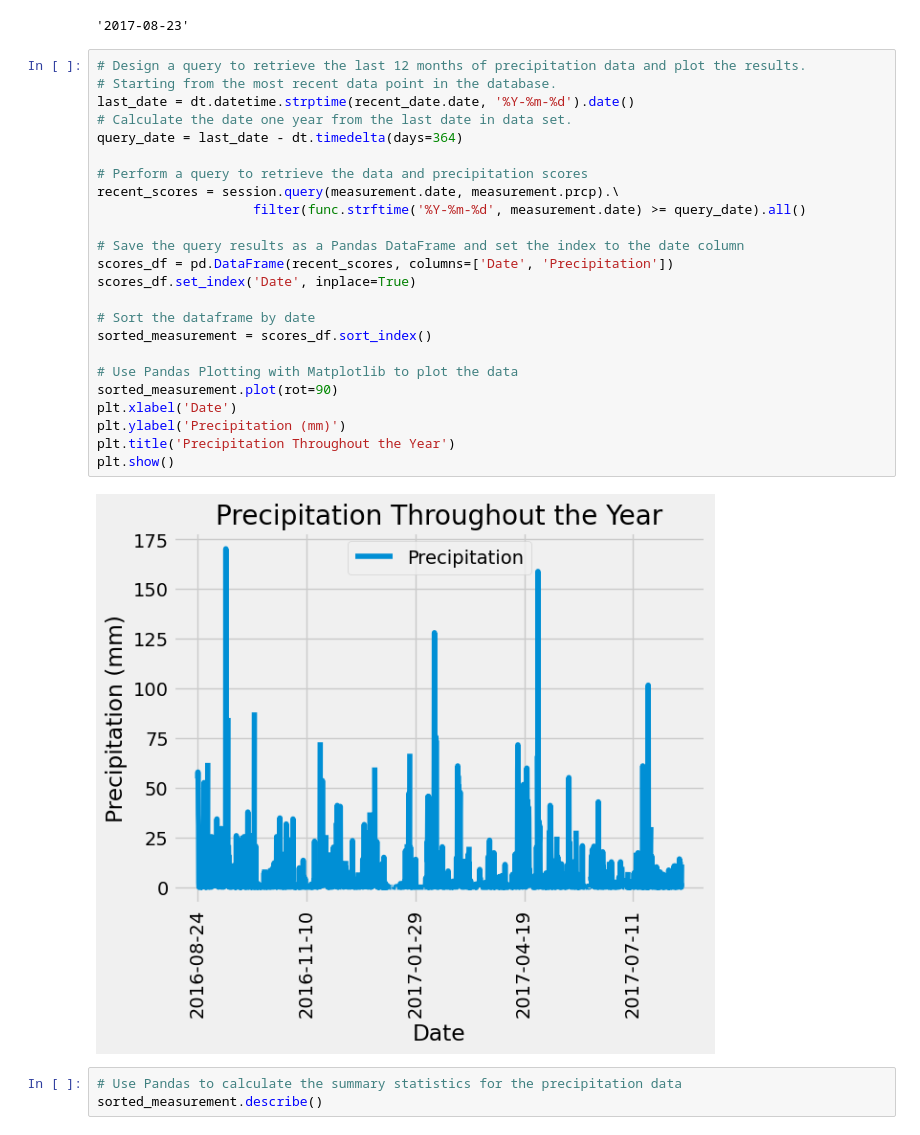
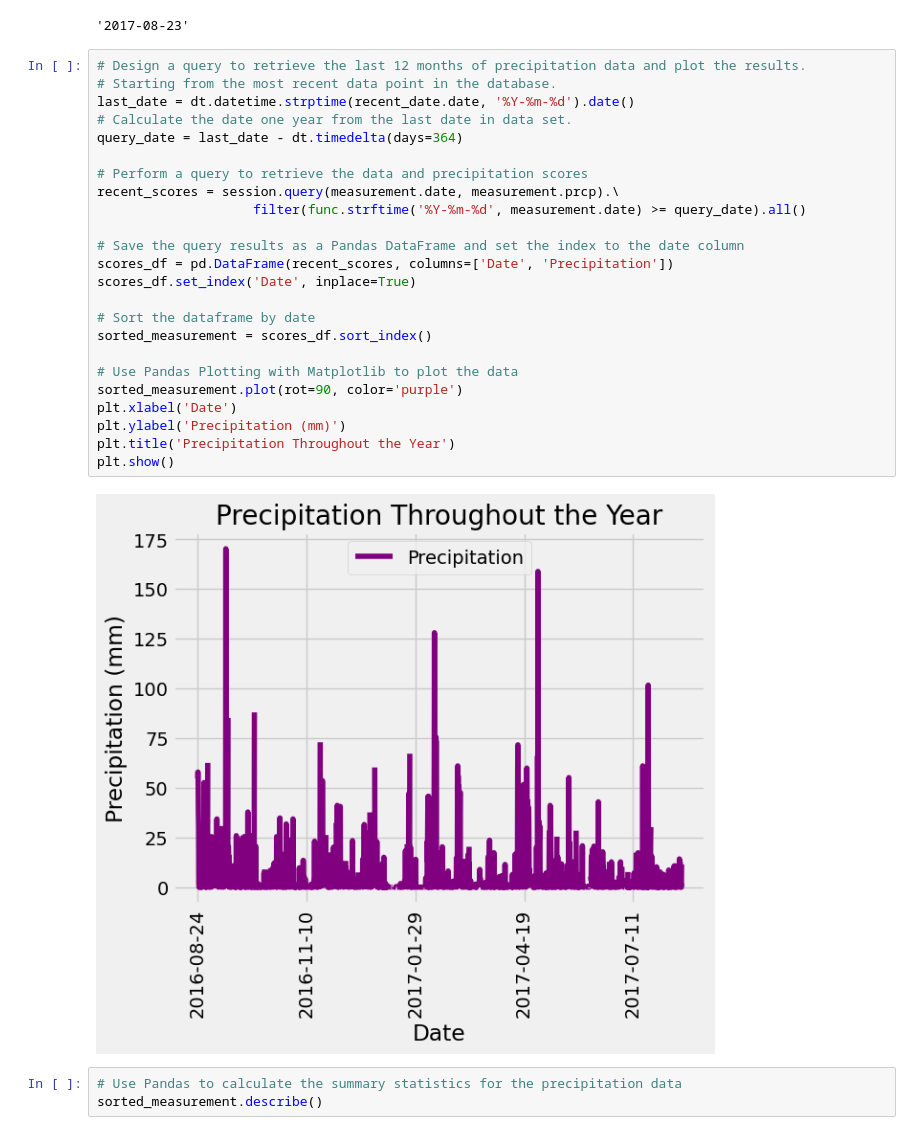
Before and after one commit to cmorrow28/sqlalchemy_challenge, a Jupyter notebook: climate_starter.ipynb, the cells around one changed output. Drawn from its saved outputs; the diff is of its cells as text.

```diff
--- a/climate_starter.ipynb
+++ b/climate_starter.ipynb
@@ -46,29 +46,29 @@ recent_date.date
 # %%
 # Design a query to retrieve the last 12 months of precipitation data and plot the results.
 # Starting from the most recent data point in the database.
 last_date = dt.datetime.strptime(recent_date.date, '%Y-%m-%d').date()
 # Calculate the date one year from the last date in data set.
 query_date = last_date - dt.timedelta(days=364)
 
 # Perform a query to retrieve the data and precipitation scores
 recent_scores = session.query(measurement.date, measurement.prcp).\
                     filter(func.strftime('%Y-%m-%d', measurement.date) >= query_date).all()
 
 # Save the query results as a Pandas DataFrame and set the index to the date column
 scores_df = pd.DataFrame(recent_scores, columns=['Date', 'Precipitation'])
 scores_df.set_index('Date', inplace=True)
 
 # Sort the dataframe by date
 sorted_measurement = scores_df.sort_index()
 
 # Use Pandas Plotting with Matplotlib to plot the data
-sorted_measurement.plot(rot=90)
+sorted_measurement.plot(rot=90, color='purple')
 plt.xlabel('Date')
 plt.ylabel('Precipitation (mm)')
 plt.title('Precipitation Throughout the Year')
 plt.show()
 # %% [output]
-[figure, old version]
+[figure, new version]
 # %%
 # Use Pandas to calculate the summary statistics for the precipitation data
 sorted_measurement.describe()
```
